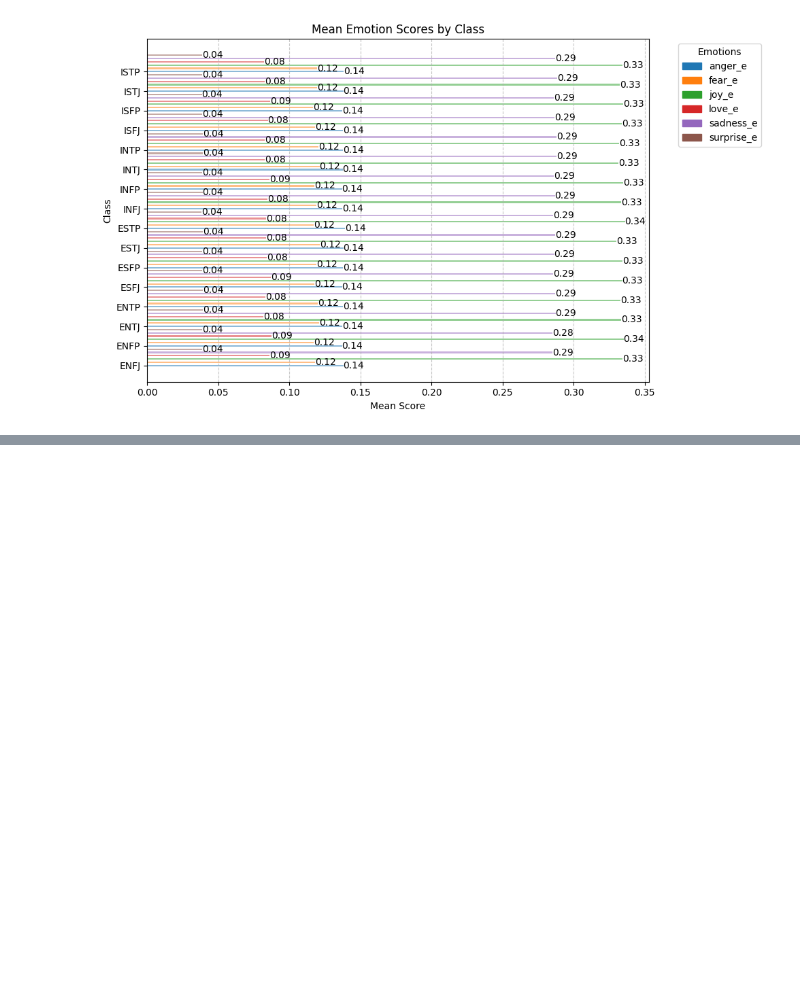
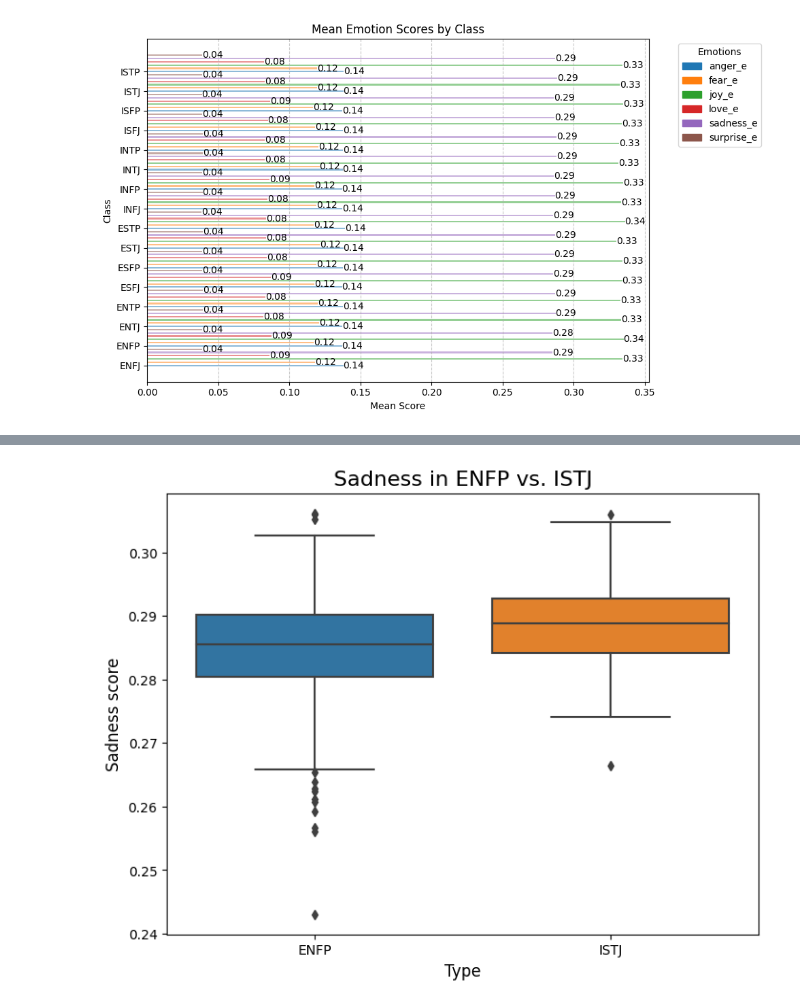
Before and after one commit to aliy1912/dsc_23, a Jupyter notebook: CAP3/cap3_emotions_analysis.ipynb, the cells around one changed output, grey strips where cells are left out. Saved outputs shown, nothing was run; the diff lists cells and outputs as text; code cells hidden in the pictures; blank space fills up the shorter version.

```diff
--- a/CAP3/cap3_emotions_analysis.ipynb
+++ b/CAP3/cap3_emotions_analysis.ipynb
@@ -775,0 +755,13 @@ judg.shape, prosp.shape
+# %%
+# Comparing both ends of the scale
+compare_sadness = ['ENFP','ISTJ']
+comparison_filter = emovec_df[emovec_df['label'].isin(compare_sadness)]
+
+plt.figure(figsize = (8,6))
+sns.boxplot(x = 'label', y = 'sadness_e', data = comparison_filter)
+plt.title('Sadness in ENFP vs. ISTJ', fontsize = 16)
+plt.xlabel('Type', fontsize = 12)
+plt.ylabel('Sadness score', fontsize = 12)
+plt.show()
+# %% [output]
+[figure, added]
```
Also changed, not shown: parts of 46 cells of this notebook, 2 other files.
